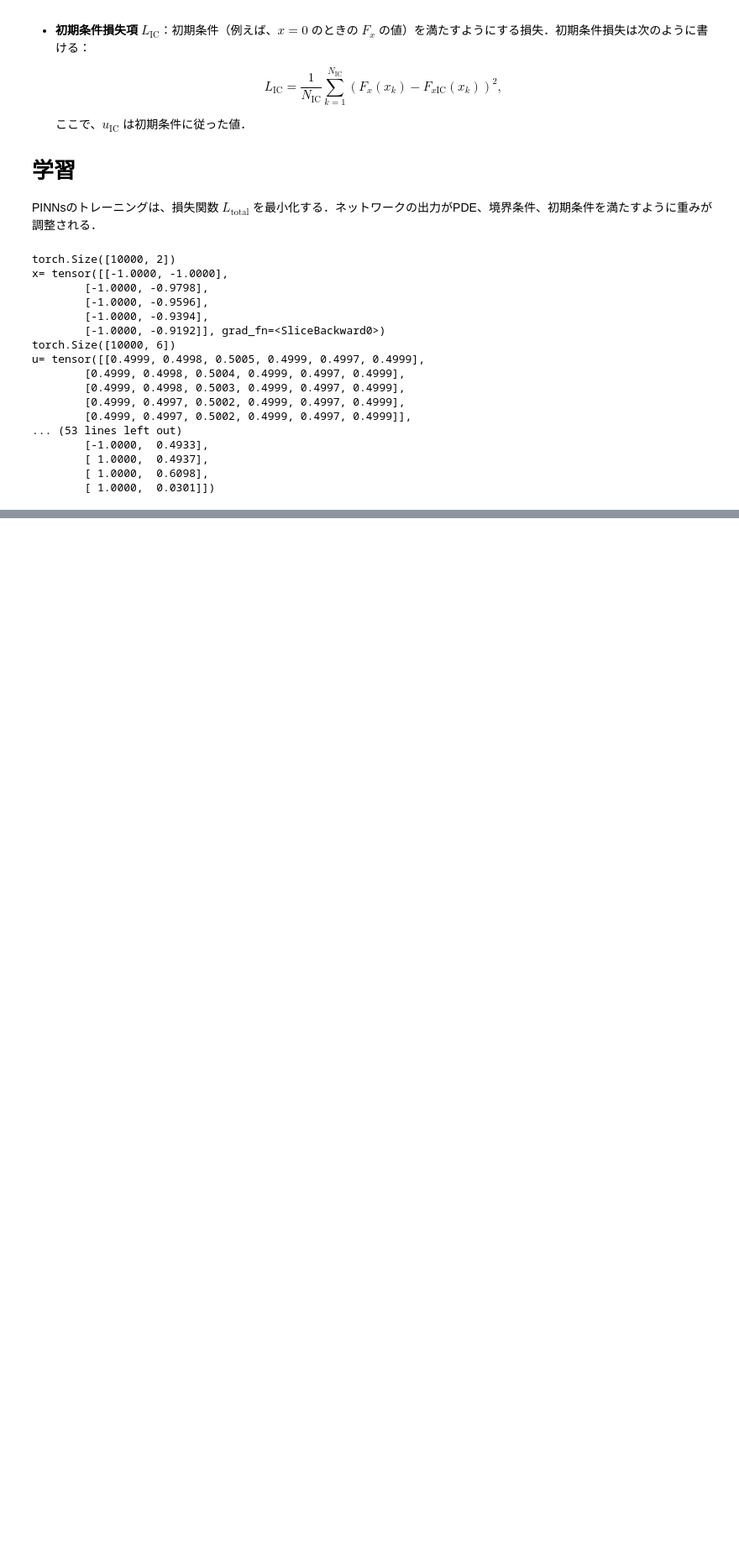
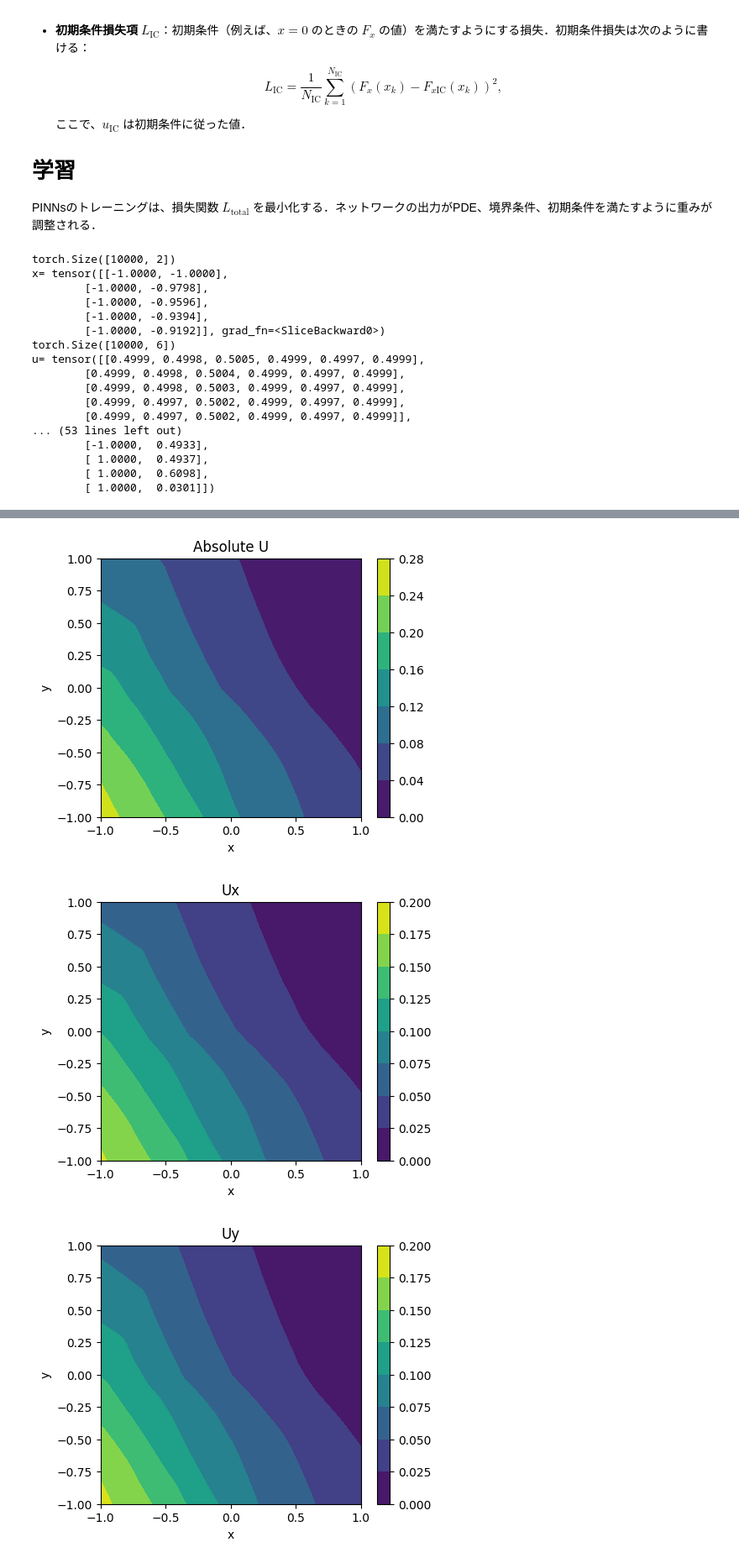
Before and after one commit to MtTake/PINNs, a Jupyter notebook: 2D_Navier_Eq_light_0_1.ipynb, the cells around one changed output, grey strips where cells are left out. Shown: that part at 84% size. Saved outputs shown, nothing was run; the diff lists cells and outputs as text; code cells hidden in the pictures; blank space fills up the shorter version.

```diff
--- a/2D_Navier_Eq_light_0_1.ipynb
+++ b/2D_Navier_Eq_light_0_1.ipynb
@@ -178,8 +178,9 @@ def loss_function(model, x_bc, u_bc, x_ic, f_ic):
     y_bc = torch.rand((2 * N_bc, 1)) * L                # y座標はランダム
     y_bc = y_bc.to(device)
     bc_pred = model(torch.cat((x_bc, y_bc), dim=1))     # MLPを通す
-    u_bc_pred = bc_pred[:, :2]                          # 変位を抽出
-    loss_bc = torch.mean((u_bc_pred - u_bc)**2)
+    ux_bc_pred = bc_pred[:, 0]                          # 変位を抽出
+    uy_bc_pred = bc_pred[:, 1]                          # 変位を抽出
+    loss_bc = torch.mean((ux_bc_pred - u_bc)**2) + torch.mean((uy_bc_pred - u_bc)**2)
 
     # 初期条件損失
     ic_pred = model(x_ic)                               # MLPを通す
@@ -346,12 +347,12 @@ for epoch in range(num_epochs):
     x_bc = torch.cat((torch.full((N_bc, 1), -L), torch.full((N_bc, 1), L)), dim=0) # x=-1,x=1の位置の配列
     u_bc = torch.zeros((2 * N_bc, 1), dtype=torch.float32)                         # x=-1,x=1の境界条件の配列
 
-    x_ic = torch.tensor([[0, 1]], dtype=torch.float32)                             # 荷重点を原点に設定
-    f_ic = torch.tensor([[0, 1]], dtype=torch.float32)                             # 荷重をfx=1,fy=1で入れる
+    x_ic = torch.tensor([[0, 1]], dtype=torch.float32)                             # 荷重点を設定
+    f_ic = torch.tensor([[0, 1]], dtype=torch.float32)                             # 荷重を入れる
 
     loss_bc, loss_ic = loss_function(model, x_bc, u_bc, x_ic, f_ic)
 
-    loss_cnd = torch.mean(loss_bc**2) + torch.mean(loss_ic**2)
+    loss_cnd = loss_bc + loss_ic
     loss = loss_nav + loss_cnd
 
     loss_nav_rec = loss_nav.item()
@@ -410,14 +446,14 @@ def plot_solution(net, x, y):
         # ネットワークの出力を計算
         # 全組み合わせ[10000, 2]で、出力[10000, 6]を得る
         u = net(torch.cat((x, y), dim=1)).cpu().numpy()
-        ux = u[:, :1]
-        uy = u[:, 1:2]
+        ux = u[:, 0]
+        uy = u[:, 1]
         du = np.sqrt(ux**2 + uy**2)
-        ex = u[:, 2:3]
-        ey = u[:, 3:4]
+        ex = u[:, 2]
+        ey = u[:, 3]
         de = np.sqrt(ex**2 + ey**2)
-        fx = u[:, 4:5]
-        fy = u[:, 5:6]
+        fx = u[:, 4]
+        fy = u[:, 5]
         df = np.sqrt(fx**2 + fy**2)
 
         # x と t を 1D 配列に変換 ⇒ x= (10000,),t= (10000,)
@@ -502,30 +538,34 @@ def plot_solution(net, x, y):
         plt.xlabel('x')
         plt.ylabel('y')
         plt.title('Fx')
         plt.show()
 
         plt.figure(figsize=(5, 4))
         contour = plt.contourf(X, Y, FY, cmap='viridis')
         plt.colorbar(contour)
         plt.xlabel('x')
         plt.ylabel('y')
         plt.title('Fy')
         plt.show()
 
 # x と t の範囲を設定
 x_plot = torch.linspace(-L, L, 100).reshape(-1, 1) # [100, 1]
 y_plot = torch.linspace(-L, L, 100).reshape(-1, 1) # [100, 1]
 
 # メッシュグリッドを作成
 # X_g は x_plot の値を列方向に繰り返した行列
 # Y_g は y_plot の値を行方向に繰り返した行列
 # X_g=[100, 100],Y_g=[100, 100]
 X_g, Y_g = torch.meshgrid(x_plot.squeeze(), y_plot.squeeze(), indexing='ij')
 
 # Flatten 行優先で1行目のあとに2行目を並べる
 # cat dim=1 で全組み合わせ (n,2)
 X_flat = X_g.reshape(-1, 1) # [10000, 1]
 Y_flat = Y_g.reshape(-1, 1) # [10000, 1]
 
 # 結果をプロット
 plot_solution(model, X_flat, Y_flat)
+# %% [output]
+[figure, added]
+[figure, added]
+[figure, added]
```
Also changed, not shown: parts of 4 cells of this notebook.
